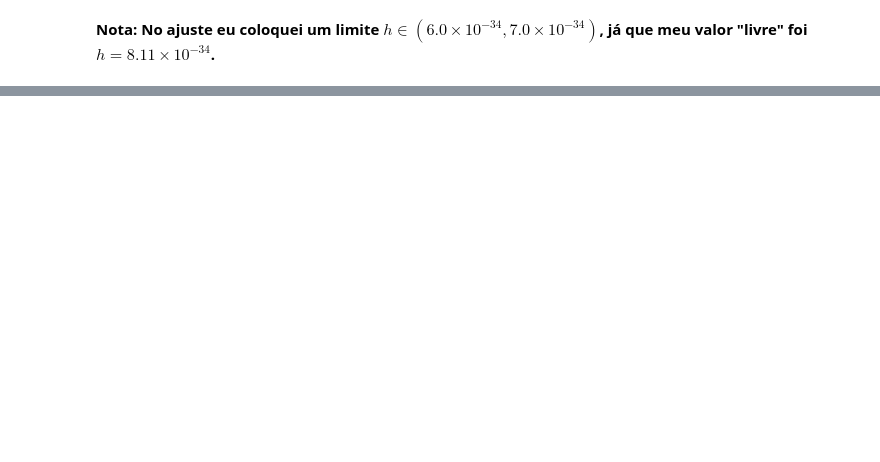
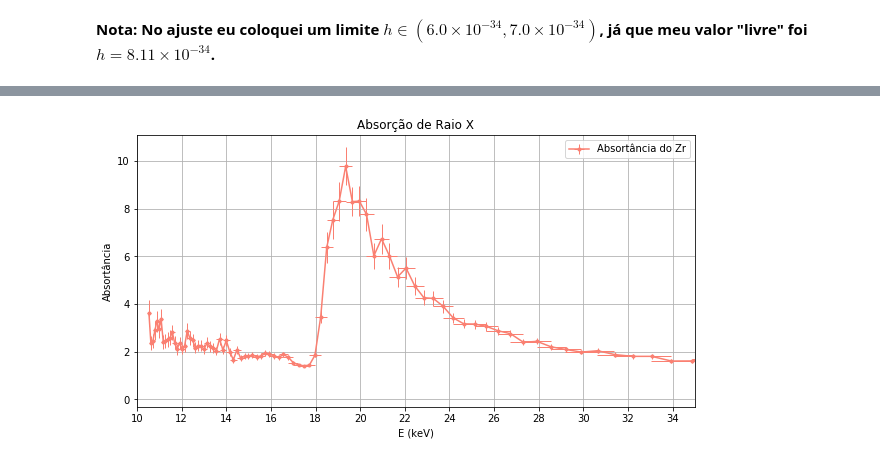
Before and after one commit to leonardovaladao/QuantumLab, a Jupyter notebook: 3. RaioX/Análise.ipynb, the cells around one changed output, grey strips where cells are left out. Saved outputs shown, nothing was run; the diff lists cells and outputs as text; code cells hidden in the pictures; blank space fills up the shorter version.

```diff
--- a/3. RaioX/Análise.ipynb
+++ b/3. RaioX/Análise.ipynb
@@ -379,0 +475,26 @@ $\sigma_h = $
+# %%
+df3e = [(h*c)/(2*d*np.sin(teta*(np.pi/180))) * 6.24e18 / 1000
+ for teta in
+ df3['teta']]
+# %%
+# Incerteza
+df3ince = [(((h*c)/(2*d)) * (1/np.tan(ang*(np.pi/180))) * (1/np.sin(ang*(np.pi/180))) * (incang*(np.pi/180))) * 6.24e18 / 1000
+ for incang, ang in
+ zip(df3inctet, df3['teta'])]
+# %%
+plt.figure(figsize=(10,5))
+plt.errorbar(df3e, df3['nofilter']/df3['Zr'], label='Absortância do Zr',
+            xerr=df3ince, yerr=df3incabszr,
+             elinewidth=1,
+        marker='.', lw=1.5, color='salmon')
+
+plt.title('Absorção de Raio X')
+plt.xlabel('E (keV)')
+plt.ylabel('Absortância')
+plt.xlim(10, 35)
+plt.xticks(np.arange(10, 35, 2))
+plt.legend()
+plt.grid()
+plt.show()
+# %% [output]
+[figure, added]
```
Also changed, not shown: parts of 40 cells of this notebook.
